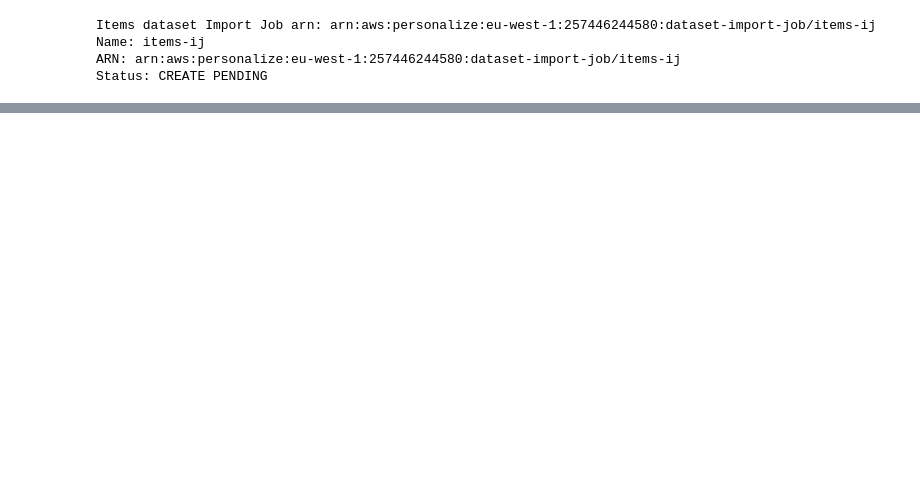
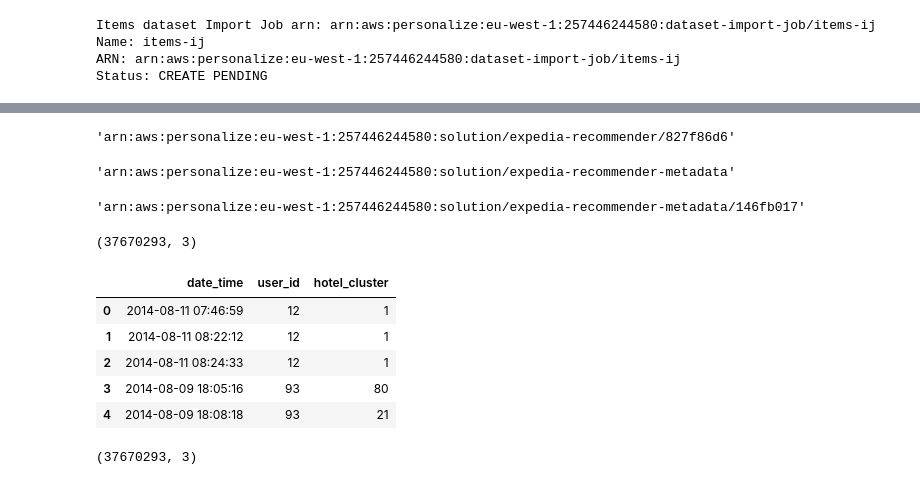
Before and after one commit to FraPochetti/KagglePlaygrounds, a Jupyter notebook: expedia/Expedia.ipynb, the cells around one changed output, grey strips where cells are left out. Cells and saved outputs as stored; diff of their text form; code cells hidden in the pictures; blank space fills up the shorter version.

```diff
--- a/expedia/Expedia.ipynb
+++ b/expedia/Expedia.ipynb
@@ -412,0 +403,44 @@ Status: CREATE PENDING
+# %%
+auto_recommender_model = personalize.create_solution_version(solutionArn = solution_arn)
+solution_version_arn = auto_recommender_model['solutionVersionArn']
+solution_version_arn
+# %% [output]
+'arn:aws:personalize:eu-west-1:257446244580:solution/expedia-recommender/827f86d6'
+# %%
+meta_recommender = personalize.create_solution(
+    name = "expedia-recommender-metadata",
+    datasetGroupArn = dataset_group_arn,
+    recipeArn = "arn:aws:personalize:::recipe/aws-hrnn-metadata"
+)
+
+solution_arn = meta_recommender['solutionArn']
+solution_arn
+# %% [output]
+'arn:aws:personalize:eu-west-1:257446244580:solution/expedia-recommender-metadata'
+# %%
+meta_recommender_model = personalize.create_solution_version(solutionArn = "arn:aws:personalize:eu-west-1:257446244580:solution/expedia-recommender-metadata")
+solution_version_arn = meta_recommender_model['solutionVersionArn']
+solution_version_arn
+# %% [output]
+'arn:aws:personalize:eu-west-1:257446244580:solution/expedia-recommender-metadata/146fb017'
+# %%
+big = pd.read_csv('/home/ec2-user/SageMaker/data/train.csv', usecols=['date_time', 'user_id', 'hotel_cluster'])
+# %%
+big.shape
+# %% [output]
+(37670293, 3)
+# %%
+big.head()
+# %% [output]
+|  | date_time | user_id | hotel_cluster |
+| 0 | 2014-08-11 07:46:59 | 12 | 1 |
+| 1 | 2014-08-11 08:22:12 | 12 | 1 |
+| 2 | 2014-08-11 08:24:33 | 12 | 1 |
+| 3 | 2014-08-09 18:05:16 | 93 | 80 |
+| 4 | 2014-08-09 18:08:18 | 93 | 21 |
+# %%
+big = big.loc[:,['user_id', 'hotel_cluster', 'date_time']]
+big.rename(columns={'user_id': 'USER_ID', 'hotel_cluster': 'ITEM_ID', 'date_time': 'TIMESTAMP'}, inplace=True)
+big.shape
+# %% [output]
+(37670293, 3)
```
Also changed, not shown: parts of 26 cells of this notebook, 3 other files.
